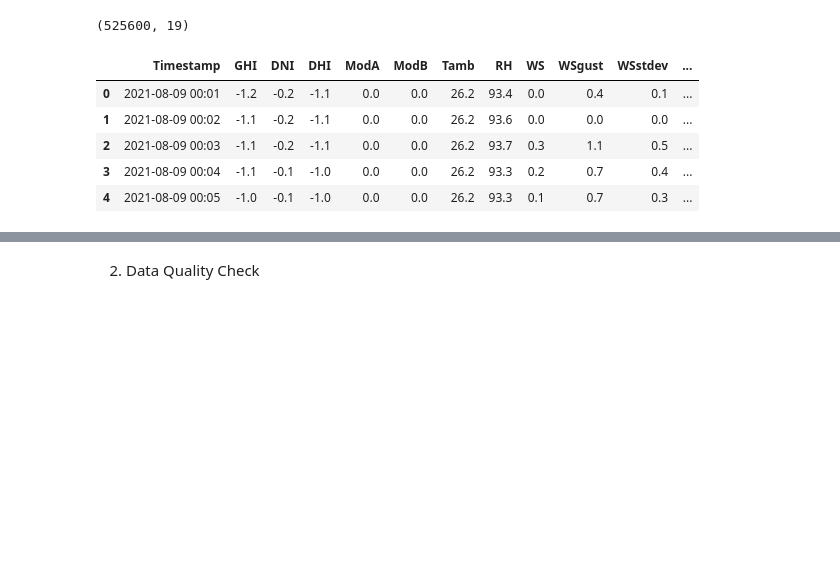
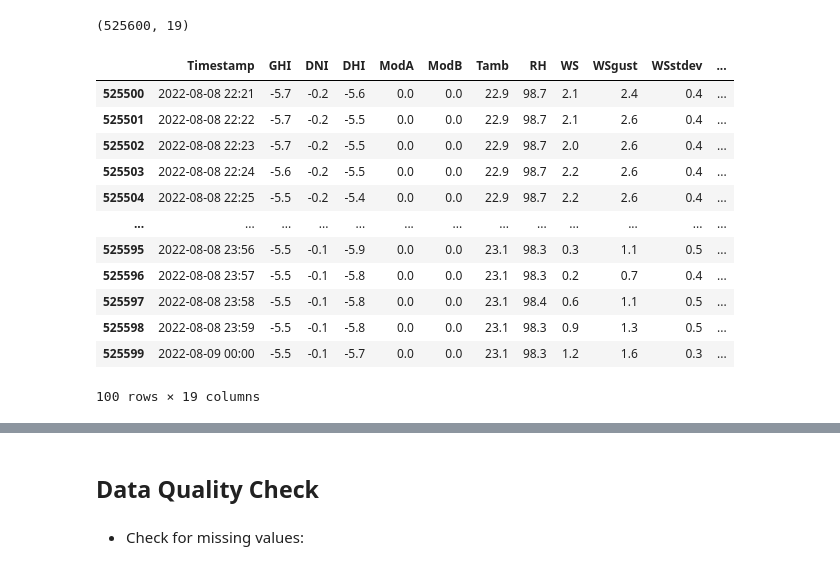
Before and after one commit to Tsegaye16/10-Accademy-week-0, a Jupyter notebook: notebooks/eda_for_benin.ipynb, the cells around one changed output, grey strips where cells are left out. Saved outputs shown, nothing was run; the diff lists cells and outputs as text; code cells hidden in the pictures; blank space fills up the shorter version.

Commit message:
Initial EDA: Summary statistics and data quality checks

```diff
--- a/notebooks/eda_for_benin.ipynb
+++ b/notebooks/eda_for_benin.ipynb
@@ -35,14 +37,21 @@ df.shape
 # %% [output]
 (525600, 19)
 # %%
-df.head()   # Displays the first 5 rows starting from 0
+df.tail(100)   # Displays the first 5 rows starting from 0
 # %% [output]
 |  | Timestamp | GHI | DNI | DHI | ModA | ModB | Tamb | RH | WS | WSgust | WSstdev | ... |
-| 0 | 2021-08-09 00:01 | -1.2 | -0.2 | -1.1 | 0.0 | 0.0 | 26.2 | 93.4 | 0.0 | 0.4 | 0.1 | ... |
-| 1 | 2021-08-09 00:02 | -1.1 | -0.2 | -1.1 | 0.0 | 0.0 | 26.2 | 93.6 | 0.0 | 0.0 | 0.0 | ... |
-| 2 | 2021-08-09 00:03 | -1.1 | -0.2 | -1.1 | 0.0 | 0.0 | 26.2 | 93.7 | 0.3 | 1.1 | 0.5 | ... |
-| 3 | 2021-08-09 00:04 | -1.1 | -0.1 | -1.0 | 0.0 | 0.0 | 26.2 | 93.3 | 0.2 | 0.7 | 0.4 | ... |
-| 4 | 2021-08-09 00:05 | -1.0 | -0.1 | -1.0 | 0.0 | 0.0 | 26.2 | 93.3 | 0.1 | 0.7 | 0.3 | ... |
+| 525500 | 2022-08-08 22:21 | -5.7 | -0.2 | -5.6 | 0.0 | 0.0 | 22.9 | 98.7 | 2.1 | 2.4 | 0.4 | ... |
+| 525501 | 2022-08-08 22:22 | -5.7 | -0.2 | -5.5 | 0.0 | 0.0 | 22.9 | 98.7 | 2.1 | 2.6 | 0.4 | ... |
+| 525502 | 2022-08-08 22:23 | -5.7 | -0.2 | -5.5 | 0.0 | 0.0 | 22.9 | 98.7 | 2.0 | 2.6 | 0.4 | ... |
+| 525503 | 2022-08-08 22:24 | -5.6 | -0.2 | -5.5 | 0.0 | 0.0 | 22.9 | 98.7 | 2.2 | 2.6 | 0.4 | ... |
+| 525504 | 2022-08-08 22:25 | -5.5 | -0.2 | -5.4 | 0.0 | 0.0 | 22.9 | 98.7 | 2.2 | 2.6 | 0.4 | ... |
+| ... | ... | ... | ... | ... | ... | ... | ... | ... | ... | ... | ... | ... |
+| 525595 | 2022-08-08 23:56 | -5.5 | -0.1 | -5.9 | 0.0 | 0.0 | 23.1 | 98.3 | 0.3 | 1.1 | 0.5 | ... |
+| 525596 | 2022-08-08 23:57 | -5.5 | -0.1 | -5.8 | 0.0 | 0.0 | 23.1 | 98.3 | 0.2 | 0.7 | 0.4 | ... |
+| 525597 | 2022-08-08 23:58 | -5.5 | -0.1 | -5.8 | 0.0 | 0.0 | 23.1 | 98.4 | 0.6 | 1.1 | 0.5 | ... |
+| 525598 | 2022-08-08 23:59 | -5.5 | -0.1 | -5.8 | 0.0 | 0.0 | 23.1 | 98.3 | 0.9 | 1.3 | 0.5 | ... |
+| 525599 | 2022-08-09 00:00 | -5.5 | -0.1 | -5.7 | 0.0 | 0.0 | 23.1 | 98.3 | 1.2 | 1.6 | 0.3 | ... |
+100 rows × 19 columns
 # %%
 summary = df.describe()
 # %%
@@ -58,4 +67,6 @@ summary
 | 75% | 483.400000 | 314.200000 | 216.300000 | 463.700000 | 447.900000 | 32.300000 | 80.100000 | 3.100000 | 4.100000 | 0.600000 | 235.100000 | ... |
 | max | 1413.000000 | 952.300000 | 759.200000 | 1342.300000 | 1342.300000 | 43.800000 | 100.000000 | 19.500000 | 26.600000 | 4.200000 | 360.000000 | ... |
 # %% [markdown]
-2. Data Quality Check
+## Data Quality Check
+# %% [markdown]
+* Check for missing values:
```
Also changed, not shown: parts of 10 cells of this notebook, 2 other files.
